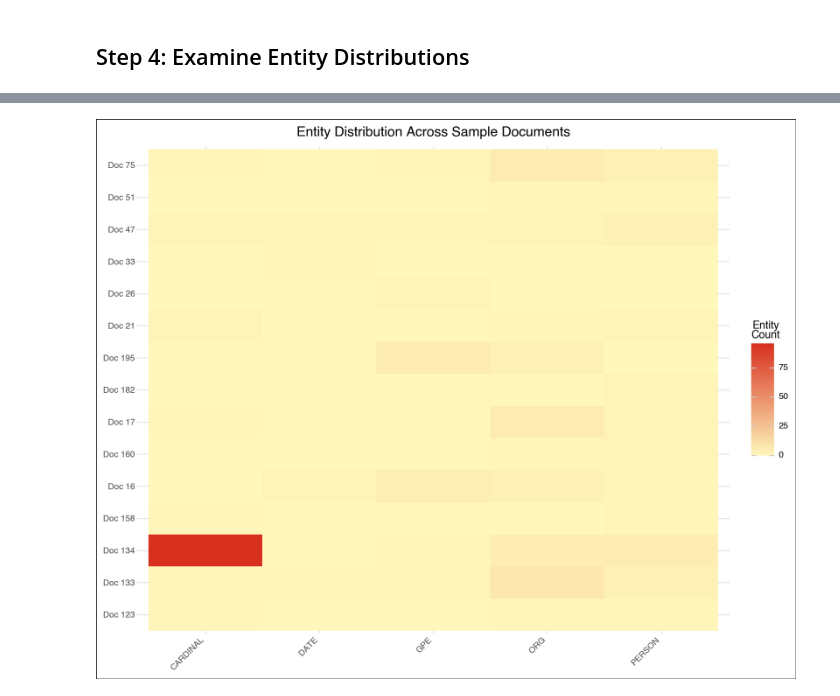
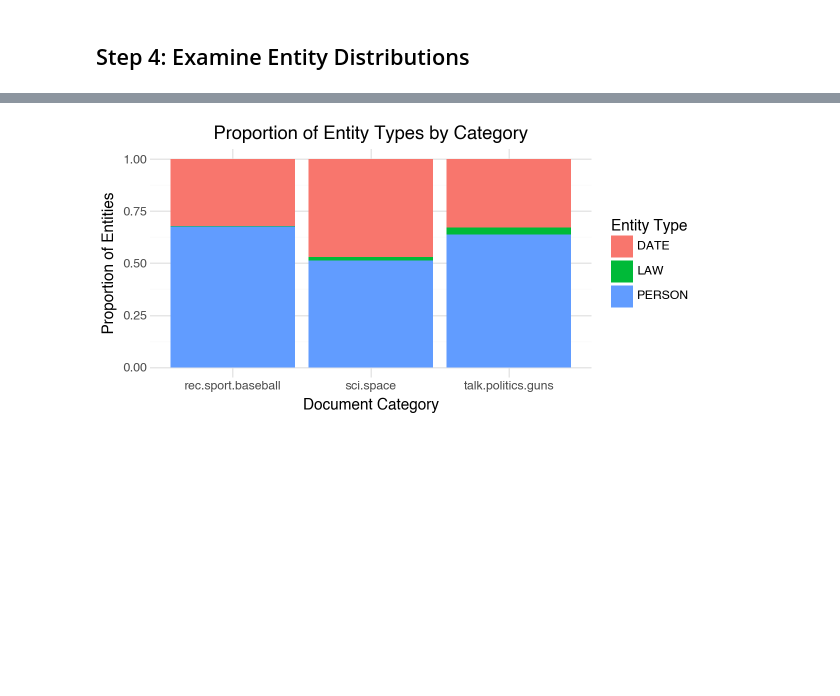
Before and after one commit to tracyreuter/NLP-named-entity-recognition, a Jupyter notebook: named_entity_recognition_demo.ipynb, the cells around one changed output, grey strips where cells are left out. Cells and saved outputs as stored; diff of their text form; code cells hidden in the pictures; blank space fills up the shorter version.

Commit message:
update figure, add significance testing, and update README

```diff
--- a/named_entity_recognition_demo.ipynb
+++ b/named_entity_recognition_demo.ipynb
@@ -108,14 +108,14 @@ def extract_entities(
 
 # Extract entities from documents
 print("Extracting entities from documents...")
-entities_df = extract_entities(documents, nlp, max_docs=200)
+entities_df = extract_entities(documents, nlp, max_docs=1000)
 
 # Filter to only the entity types we're focusing on
 entities_df = entities_df[entities_df['label'].isin(ENTITY_TYPES)]
 
 # Check results
 print(f"\nTotal entities extracted (PERSON, DATE, LAW): {len(entities_df)}")
-print(f"\nHere are the first few rows of entities_df:")
+print(f"\nExample entities extracted:")
 print(entities_df.head(10))
 # %% [output]
 Extracting entities from documents...
@@ -219,53 +190,20 @@ display(plot)
-# %%
-# Create a heatmap showing entity distribution across documents
-# Use the 3 entity types we're focusing on
-top_entity_types = ENTITY_TYPES
-
-# Sample documents for visualization
-n_docs_to_show = 15
-doc_indices = np.random.choice(entities_df['doc_idx'].unique(),
-                               min(n_docs_to_show, entities_df['doc_idx'].nunique()),
-                               replace=False)
-
-# Create document-entity matrix
-heatmap_data = []
-for doc_idx in doc_indices:
-    doc_entities = entities_df[entities_df['doc_idx'] == doc_idx]
-    entity_counts_by_type = doc_entities['label'].value_counts()
-
-    row = {'Document': f'Doc {doc_idx}'}
-    for entity_type in top_entity_types:
-        row[entity_type] = entity_counts_by_type.get(entity_type, 0)
-    heatmap_data.append(row)
-
-heatmap_df = pd.DataFrame(heatmap_data)
-heatmap_long = heatmap_df.melt(
-    id_vars='Document',
-    var_name='Entity_Type',
-    value_name='Count'
-)
-
-# Create heatmap using geom_tile
-plot = (
-    ggplot(heatmap_long, aes(x='Entity_Type', y='Document', fill='Count'))
-    + geom_tile()
-    + scale_fill_gradient(low='#FFF7BC', high='#D7301F', name='Entity\nCount')
-    + labs(
-        title='Entity Distribution Across Sample Documents',
-        x='',
-        y=''
-    )
-    + theme_minimal()
-    + theme(
-        figure_size=(10, 8),
-        axis_text_x=element_text(rotation=45, hjust=1),
-        plot_title=element_text(size=14, weight='bold'),
-        plot_background=element_rect(fill='white'),
-        panel_background=element_rect(fill='white')
-    )
-)
-
-# Display plot
-display(plot)
-# %% [output]
-[figure, removed]
+# %%
+# Visualize entity type distributions across the corpus
+
+# Link entities back to their source documents to get category labels
+entities_df['category'] = entities_df['doc_idx'].apply(lambda idx: category_names[newsgroups.target[idx]])
+
+# Plot proportion of discovered entity types by category
+plot = (ggplot(entities_df, aes(x='category', fill='label')) +
+    geom_bar(position='fill') +
+    labs(title='Proportion of Entity Types by Category',
+         x='Document Category',
+         y='Proportion of Entities',
+         fill='Entity Type') +
+    theme_minimal() +
+    # Set figure size
+    theme(figure_size=(6, 3))
+)
+display(plot)
+# %% [output]
+[figure, added]
```
Also changed, not shown: parts of 5 cells of this notebook, 1 other file.
